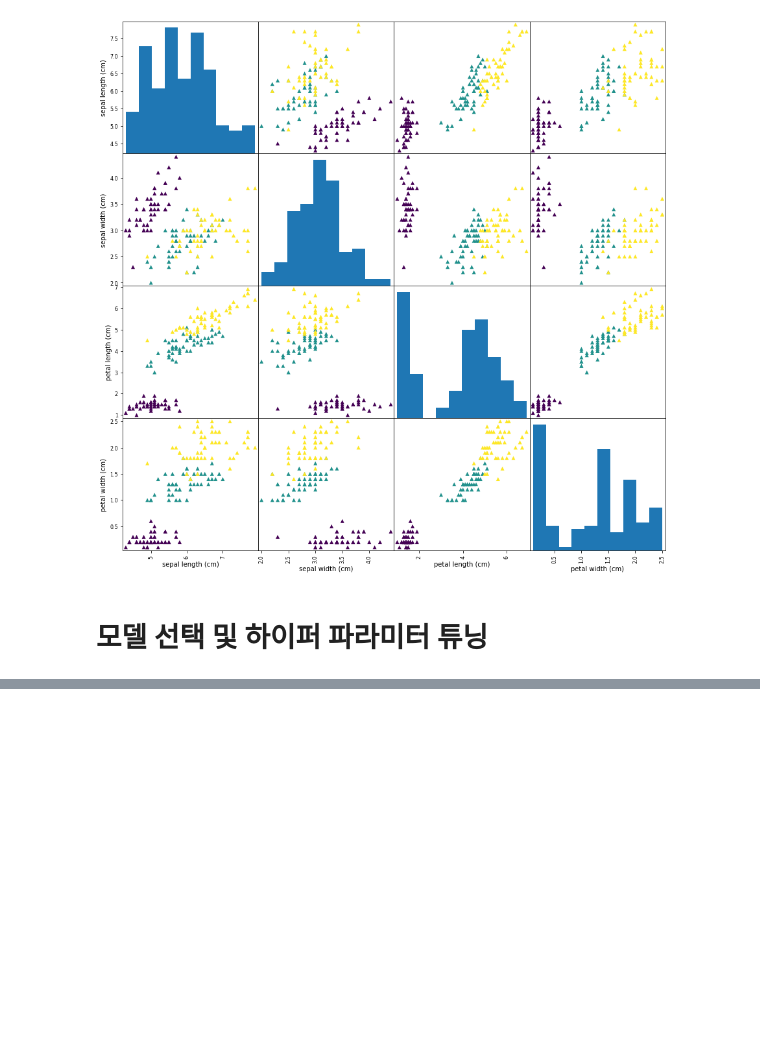
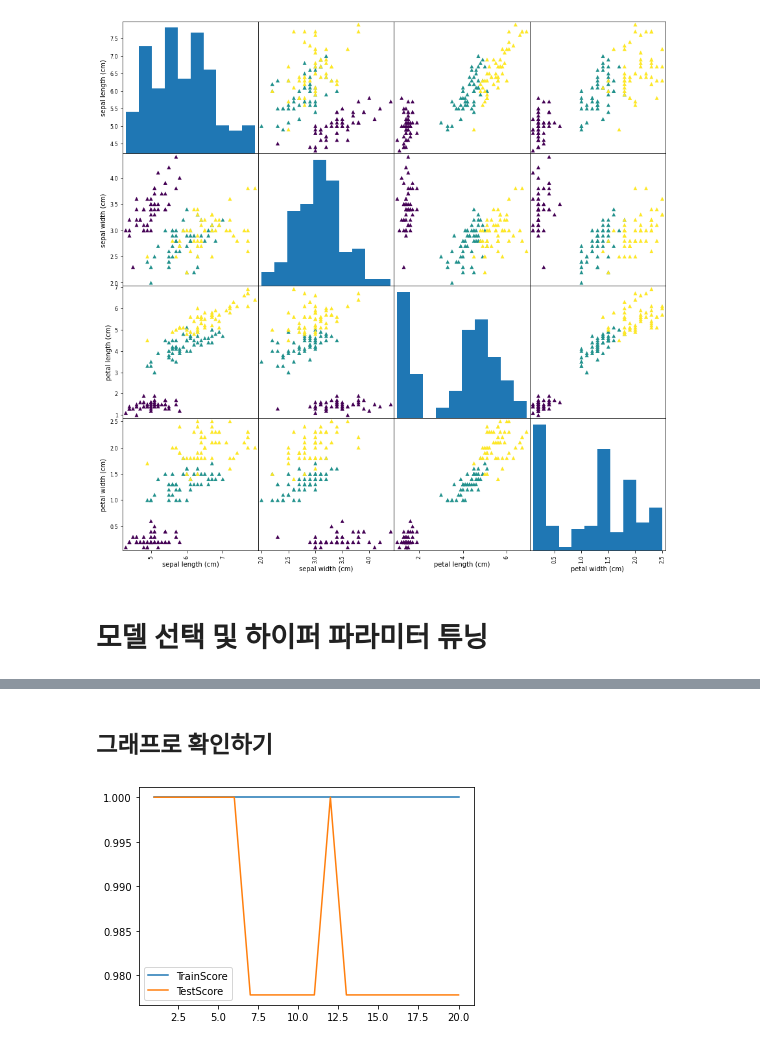
Before and after one commit to muinise74/Machine-Learning-, a Jupyter notebook: ex03_머신 러닝_KNN_iris실습.ipynb, the cells around one changed output, grey strips where cells are left out. Drawn from its saved outputs; the diff is of its cells as text; code cells hidden in the pictures; blank space fills up the shorter version.

```diff
--- a/ex03_머신 러닝_KNN_iris실습.ipynb
+++ b/ex03_머신 러닝_KNN_iris실습.ipynb
@@ -251,0 +256,8 @@ knn_model.score(XTrain,yTrain)
+# %%
+scoreList = []
+for i in range(1,21):
+    knn_model = KNeighborsClassifier(n_neighbors=i,weights='distance')
+    knn_model.fit(XTrain,yTrain)
+    scoreList.append([knn_model.score(XTrain,yTrain),knn_model.score(XTest,yTest)])
+df_scoreList = pd.DataFrame(scoreList,columns=['TrainScore','TestScore'],index=range(1,21))
+df_scoreList
@@ -251,0 +282,2 @@ knn_model.score(XTrain,yTrain)
+# %% [markdown]
+## 그래프로 확인하기
@@ -251,0 +286,6 @@ knn_model.score(XTrain,yTrain)
+# %%
+plt.plot(df_scoreList, label = df_scoreList.columns)
+plt.legend()
+plt.show()
+# %% [output]
+[figure, added]
```
Also changed, not shown: parts of 35 cells of this notebook.
